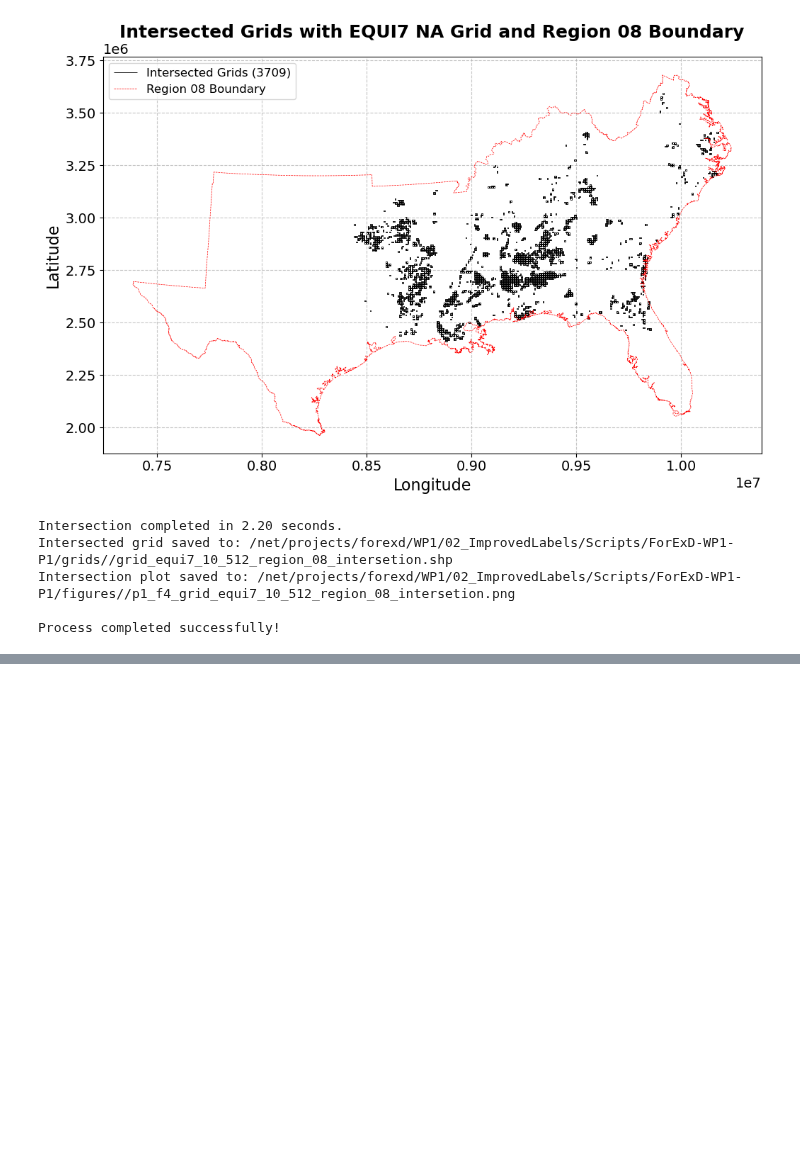
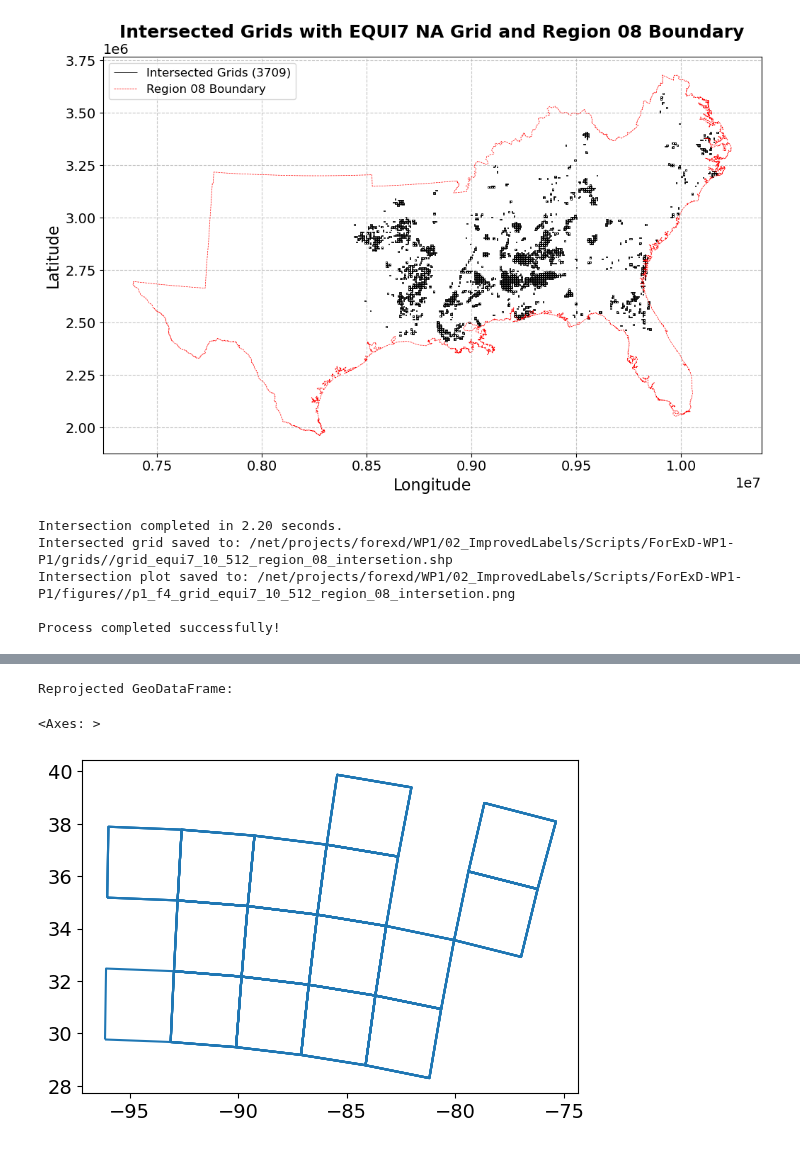
Before and after one commit to Franziska279/ForExD-WP1-P1, a Jupyter notebook: src/04_grid_creation.ipynb, the cells around one changed output, grey strips where cells are left out. Saved outputs shown, nothing was run; the diff lists cells and outputs as text; code cells hidden in the pictures; blank space fills up the shorter version.

```diff
--- a/src/04_grid_creation.ipynb
+++ b/src/04_grid_creation.ipynb
@@ -317,0 +517,12 @@ Process completed successfully!
+# %%
+result_path = f"{os.getenv('RESULTS')}/radar_results/s1cd_tiles_bounds_region_{region_id}.shp"
+# Reproject to EPSG:4326 (WGS 84)
+results_gdf = results_gdf.to_crs(epsg=4326)
+results_gdf.to_file(result_path)
+# Display the GeoDataFrame
+print("Reprojected GeoDataFrame:")
+results_gdf.boundary.plot()
+# %% [output]
+Reprojected GeoDataFrame:
+<Axes: >
+[figure, added]
```
Also changed, not shown: parts of 5 cells of this notebook.
